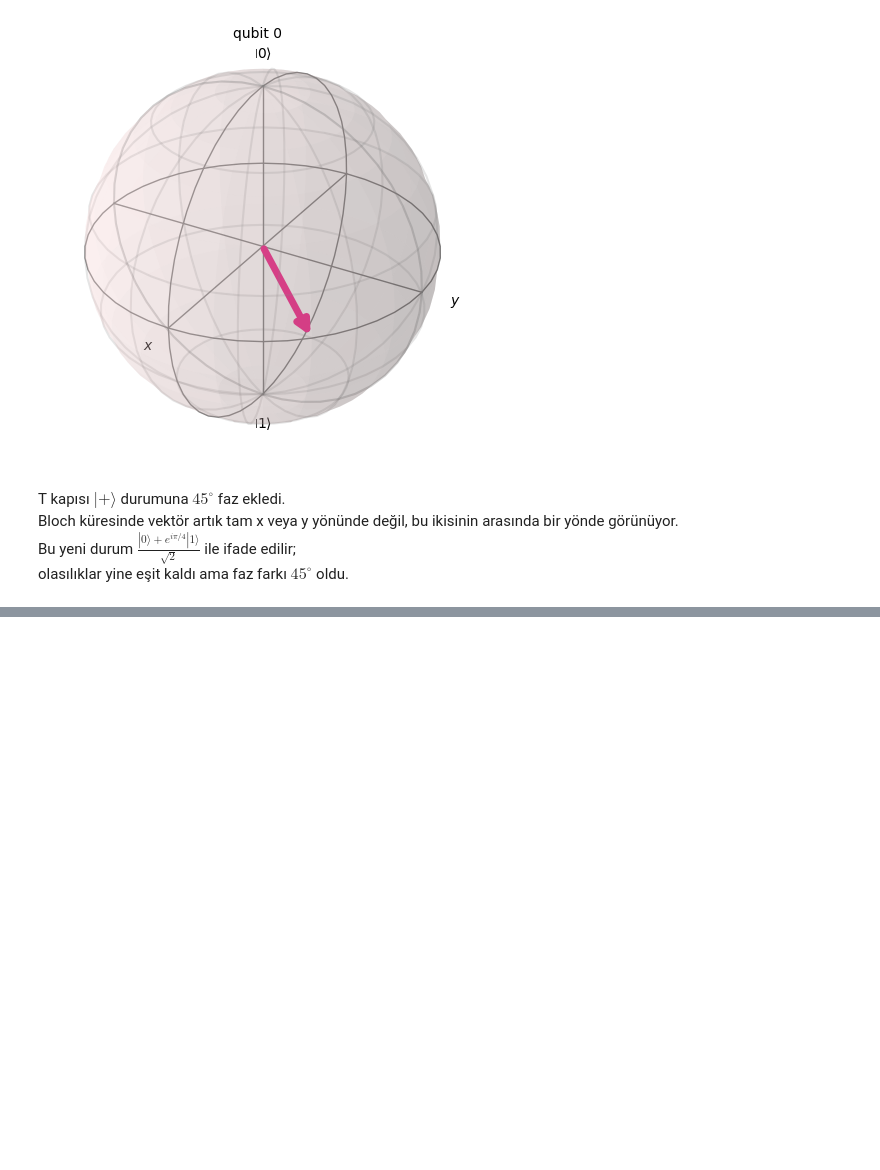
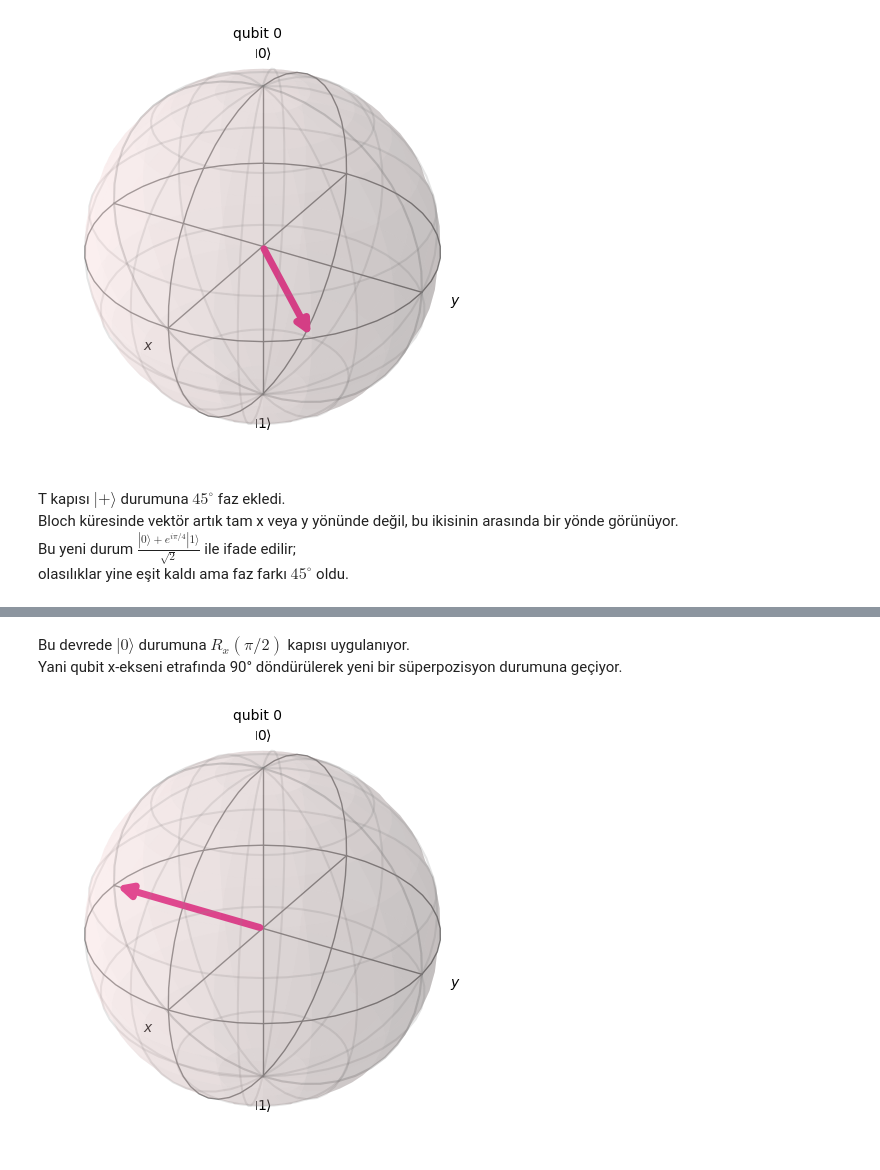
Before and after one commit to Yahya3mn/TR-Quantum, a Jupyter notebook: 01-temel-kavramlar/KuantumKapılarıveDevreler/tekQubitKapıları.ipynb, the cells around one changed output, grey strips where cells are left out. Saved outputs shown, nothing was run; the diff lists cells and outputs as text; code cells hidden in the pictures; blank space fills up the shorter version.

```diff
--- a/01-temel-kavramlar/KuantumKapılarıveDevreler/tekQubitKapıları.ipynb
+++ b/01-temel-kavramlar/KuantumKapılarıveDevreler/tekQubitKapıları.ipynb
@@ -285,0 +382,9 @@ olasılıklar yine eşit kaldı ama faz farkı $45^\circ$ oldu.
+# %% [markdown]
+Bu devrede $|0\rangle$ durumuna $R_x(\pi/2)$ kapısı uygulanıyor.
+Yani qubit x-ekseni etrafında 90° döndürülerek yeni bir süperpozisyon durumuna geçiyor.
+# %%
+state = Statevector.from_instruction(qc)
+plot_bloch_multivector(state)
+plt.show()
+# %% [output]
+[figure, added]
```
Also changed, not shown: parts of 24 cells of this notebook.
